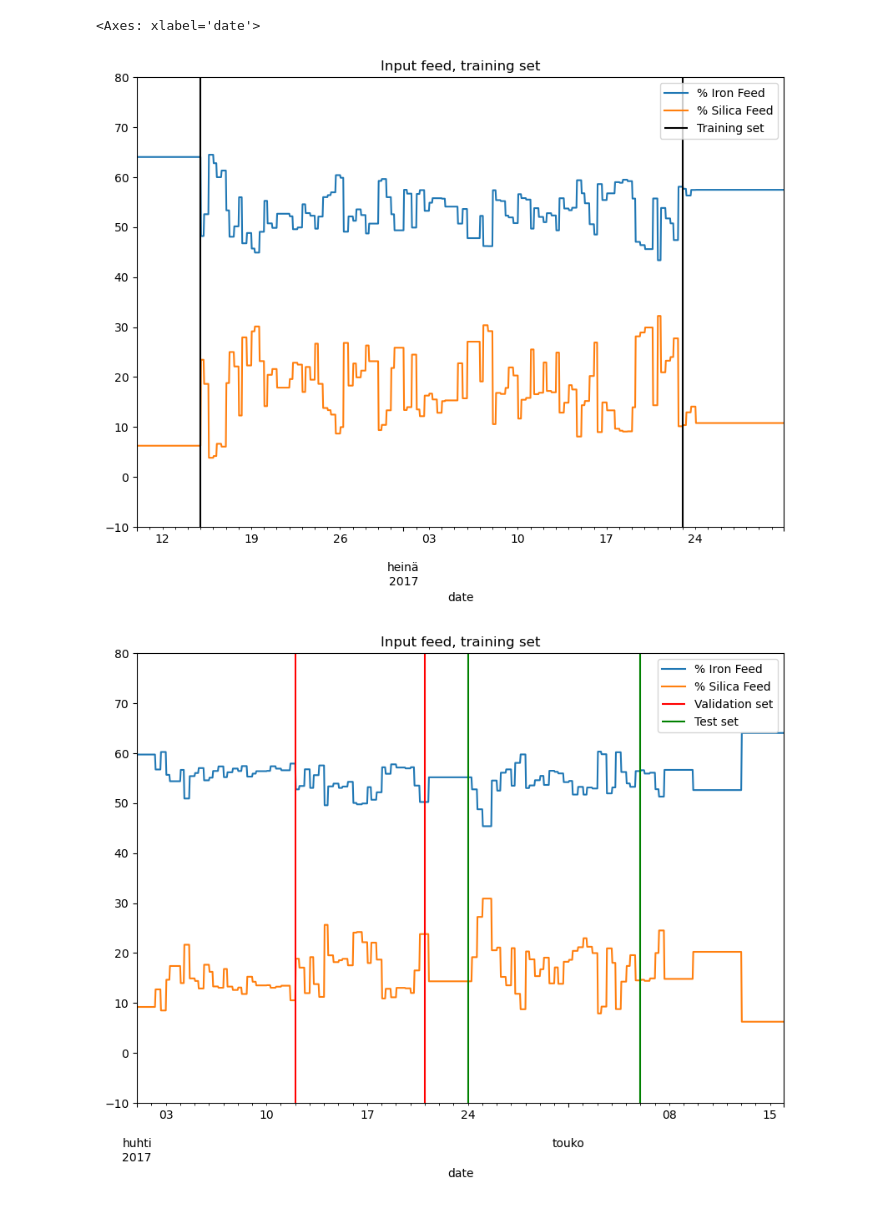
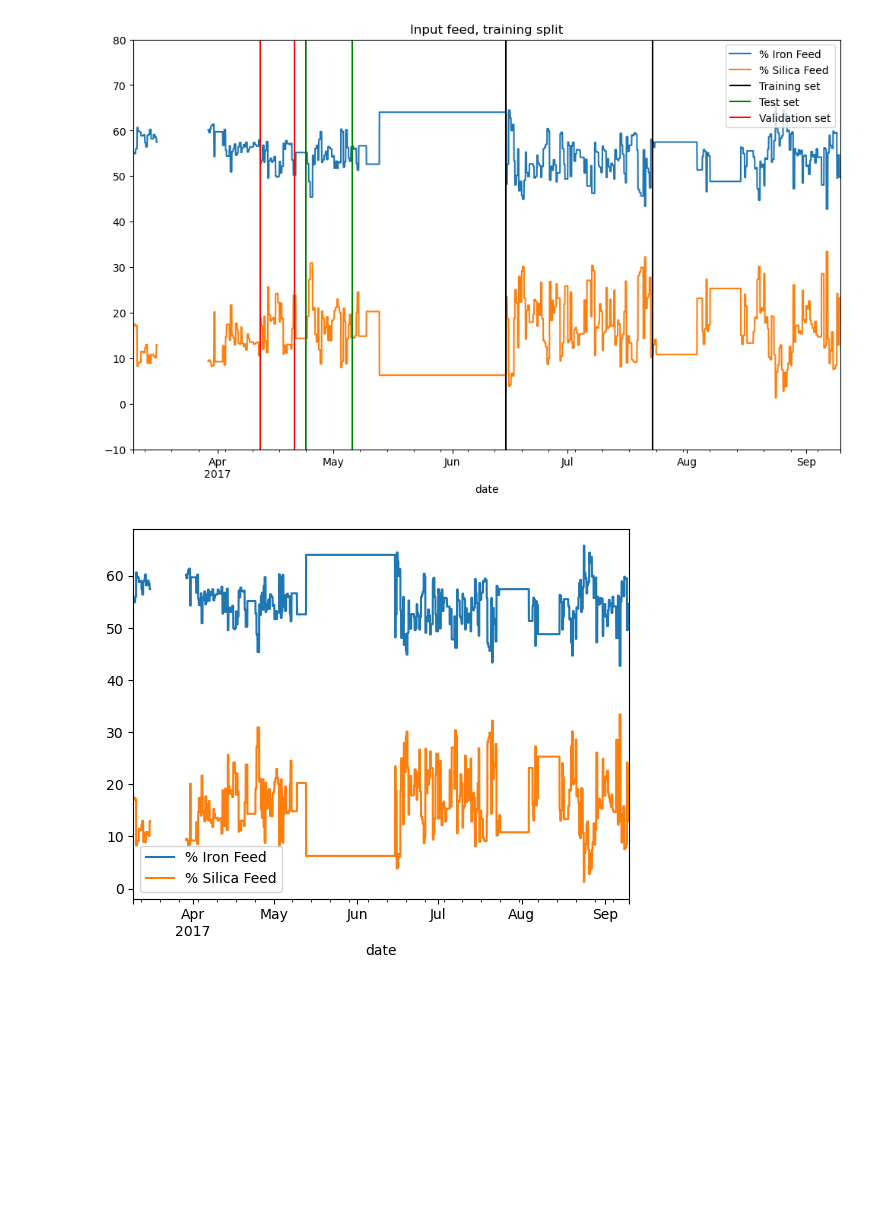
Before and after one commit to PauliAnt/ADAML_PA, a Jupyter notebook: data_pretreatement.ipynb, the cells around one changed output. Cells and saved outputs as stored; diff of their text form; code cells hidden in the pictures; blank space fills up the shorter version.

```diff
--- a/data_pretreatement.ipynb
+++ b/data_pretreatement.ipynb
@@ -66,26 +16,23 @@ df_output_feed = df.iloc[:,-2:]
 # %%
 from matplotlib import pyplot as plt
 
-df_input_feed['20170610':'20170730'].plot(figsize=(10,7))
+df_input_feed.plot(figsize=(12,7))
 plt.vlines('20170615',-10,80,colors='k',label='Training set')
 plt.vlines('20170723',-10,80,colors='k')
 plt.ylim(-10,80)
-plt.title('Input feed, training set')
+plt.title('Input feed, training split')
 plt.legend()
 
-df_input_feed['20170401':'20170515'].plot(figsize=(10,7))
+plt.vlines(['20170424','20170506'],-10,80,colors='g',label='Test set')
 plt.vlines(['20170412','20170421'],-10,80,colors='r',label='Validation set')
-plt.vlines(['20170424','20170506'],-10,80,colors='g',label='Test set')
-plt.ylim(-10,80)
-plt.title('Input feed, training set')
-plt.legend()
+
+plt.legend(loc=1)
 df_input_feed.plot()
 # df_output_feed.plot()
 
 df_train = df['20170615':'20170723']
 df_test = df['20170424':'20170506']
 df_validation = df['20170424':'20170506']
 # %% [output]
-<Axes: xlabel='date'>
-[figure, old version]
+[figure, new version]
-[figure, old version]
+[figure, new version]
```
Also changed, not shown: parts of 12 cells of this notebook, 1 other file.
